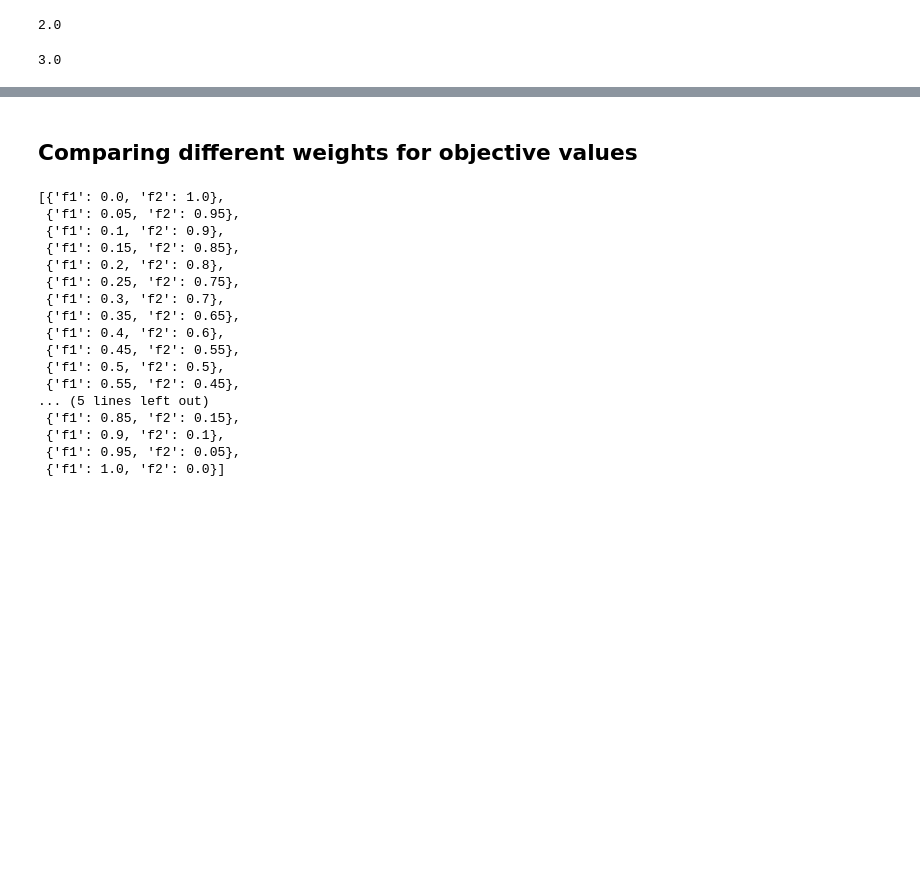
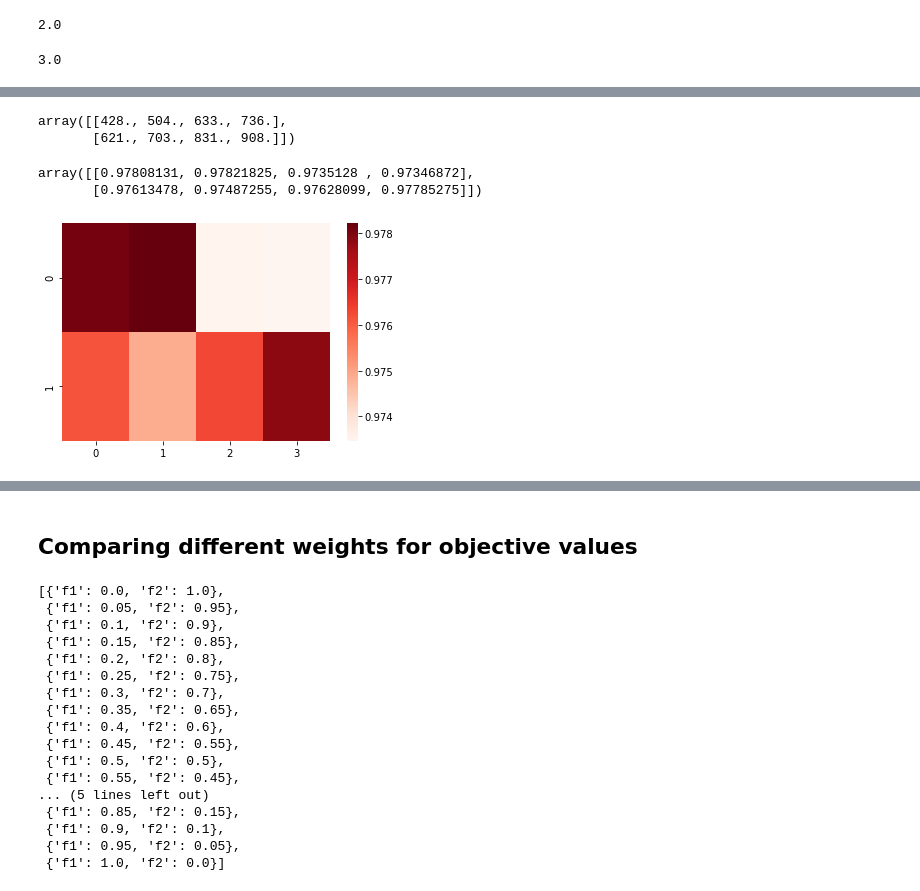
Before and after one commit to dkabe/SC_Resilience, a Jupyter notebook: Small Scale/stochastic_demand_p_robust_v3.ipynb, the cells around one changed output, grey strips where cells are left out. Drawn from its saved outputs; the diff is of its cells as text; code cells hidden in the pictures; blank space fills up the shorter version.

```diff
--- a/Small Scale/stochastic_demand_p_robust_v3.ipynb
+++ b/Small Scale/stochastic_demand_p_robust_v3.ipynb
@@ -1100,0 +983,26 @@ array([[[-0., -0., -0., -0.],
+# %%
+for s in range(num_Scenarios):
+    for k in range(Market):
+        for m in range(Products):
+            U_km_mat[s][m][k] = U[s,k,m]
+# %%
+s_lostSales = sum(U_km_mat)
+# %%
+s_Demand = sum(demand)
+# %%
+s_Demand
+# %% [output]
+array([[428., 504., 633., 736.],
+       [621., 703., 831., 908.]])
+# %%
+demand_met = 1 - s_lostSales/s_Demand
+# %%
+demand_met
+# %% [output]
+array([[0.97808131, 0.97821825, 0.9735128 , 0.97346872],
+       [0.97613478, 0.97487255, 0.97628099, 0.97785275]])
+# %%
+sns.heatmap(demand_met, cmap = "Reds")
+plt.show()
+# %% [output]
+[figure, added]
```
Also changed, not shown: parts of 71 cells of this notebook.
